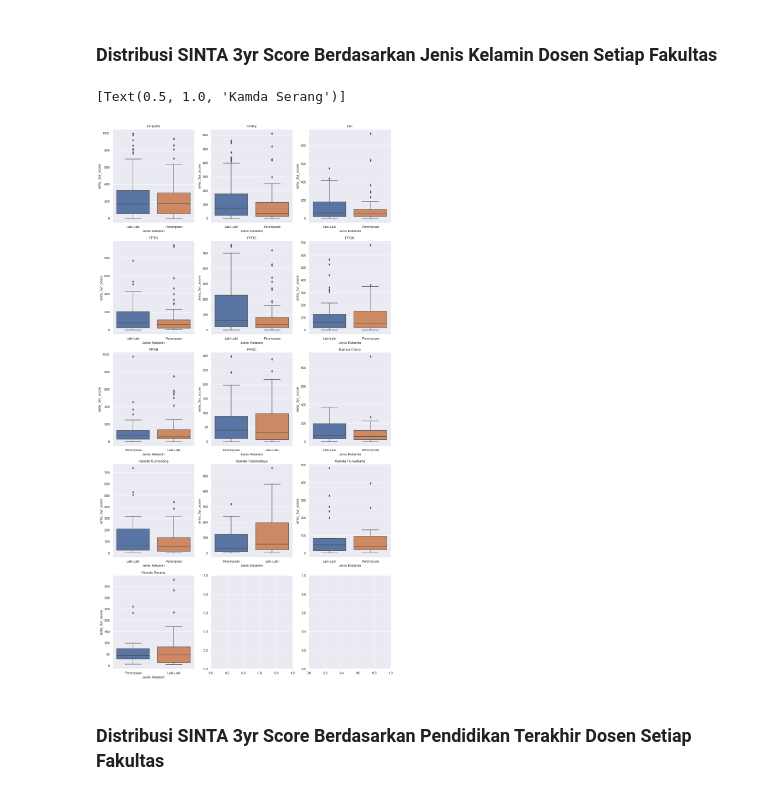
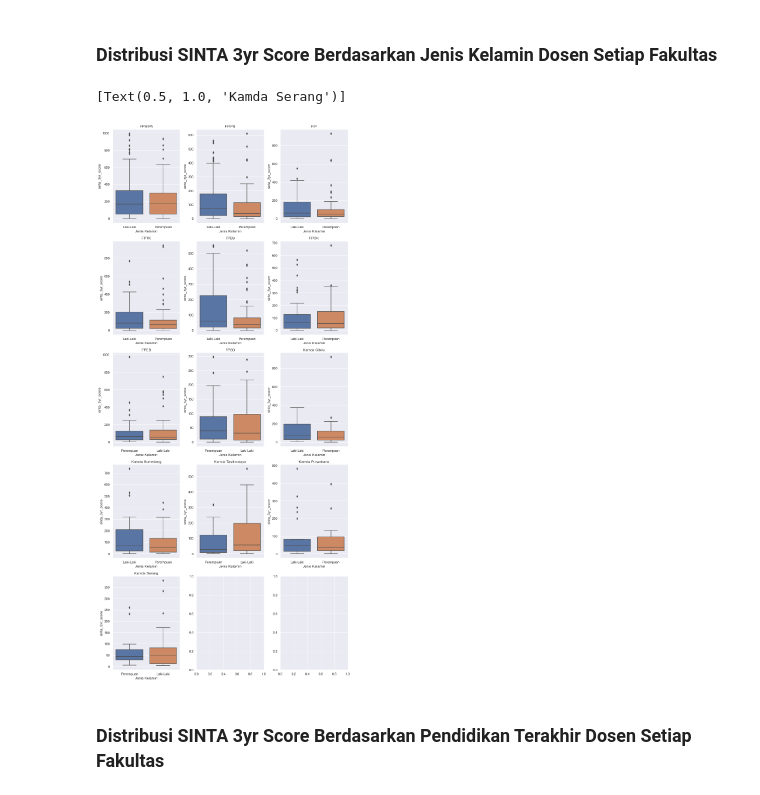
Before and after one commit to crypter7054/EDA-UPI-2022, a Jupyter notebook: EDA UPI Rev.1.ipynb, the cells around one changed output. Saved outputs shown, nothing was run; the diff lists cells and outputs as text; code cells hidden in the pictures.

```diff
--- a/EDA UPI Rev.1.ipynb
+++ b/EDA UPI Rev.1.ipynb
@@ -484,21 +484,7 @@ sns.boxplot(data=kamda_serang, x='Jenis Kelamin', y='sinta_score', ax=axes[4,0])
 # %% [markdown]
 ### Distribusi SINTA Score Berdasarkan Pendidikan Terakhir Dosen Setiap Fakultas
 # %%
-fpmipa = df.loc[df['Fakultas'] == "FPMIPA"]
-fpips = df.loc[df['Fakultas'] == "FPIPS"]
-fip = df.loc[df['Fakultas'] == "FIP"]
-fptk = df.loc[df['Fakultas'] == "FPTK"]
-fpbs = df.loc[df['Fakultas'] == "FPBS"]
-fpok = df.loc[df['Fakultas'] == "FPOK"]
-fpeb = df.loc[df['Fakultas'] == "FPEB"]
-fpsd = df.loc[df['Fakultas'] == "FPSD"]
-kamda_cibiru = df.loc[df['Fakultas'] == "Kampus UPI di Cibiru"]
-kamda_sumedang = df.loc[df['Fakultas'] == "Kampus UPI di Sumedang"]
-kamda_tasik = df.loc[df['Fakultas'] == "Kampus UPI di Tasikmalaya"]
-kamda_pwk = df.loc[df['Fakultas'] == "Kampus UPI di Purwakarta"]
-kamda_serang = df.loc[df['Fakultas'] == "Kampus UPI di Serang"]
-
-fig, axes = plt.subplots(5, 3, figsize=(14, 26))
+fig, axes = plt.subplots(5, 3, figsize=(12, 26))
 fig.tight_layout()
 fig.tight_layout(pad=3.0)
 
@@ -552,40 +537,26 @@ plt.show()
 # %% [markdown]
 ### Distribusi SINTA 3yr Score Berdasarkan Jenis Kelamin Dosen Setiap Fakultas
 # %%
-fpmipa = df.loc[df['Fakultas'] == "FPMIPA"]
-fpips = df.loc[df['Fakultas'] == "FPIPS"]
-fip = df.loc[df['Fakultas'] == "FIP"]
-fptk = df.loc[df['Fakultas'] == "FPTK"]
-fpbs = df.loc[df['Fakultas'] == "FPBS"]
-fpok = df.loc[df['Fakultas'] == "FPOK"]
-fpeb = df.loc[df['Fakultas'] == "FPEB"]
-fpsd = df.loc[df['Fakultas'] == "FPSD"]
-kamda_cibiru = df.loc[df['Fakultas'] == "Kampus UPI di Cibiru"]
-kamda_sumedang = df.loc[df['Fakultas'] == "Kampus UPI di Sumedang"]
-kamda_tasik = df.loc[df['Fakultas'] == "Kampus UPI di Tasikmalaya"]
-kamda_pwk = df.loc[df['Fakultas'] == "Kampus UPI di Purwakarta"]
-kamda_serang = df.loc[df['Fakultas'] == "Kampus UPI di Serang"]
-
-fig, axes = plt.subplots(5, 3, figsize=(14, 26))
+fig, axes = plt.subplots(5, 3, figsize=(12, 26))
 fig.tight_layout()
 fig.tight_layout(pad=3.0)
 
 sns.boxplot(data=fpmipa, x='Jenis Kelamin', y='sinta_3yr_score', ax=axes[0,0]).set(title='FPMIPA')
 sns.boxplot(data=fpips, x='Jenis Kelamin', y='sinta_3yr_score', ax=axes[0,1]).set(title='FPIPS')
 sns.boxplot(data=fip, x='Jenis Kelamin', y='sinta_3yr_score', ax=axes[0,2]).set(title='FIP')
 sns.boxplot(data=fptk, x='Jenis Kelamin', y='sinta_3yr_score', ax=axes[1,0]).set(title='FPTK')
 sns.boxplot(data=fpbs, x='Jenis Kelamin', y='sinta_3yr_score', ax=axes[1,1]).set(title='FPBS')
 sns.boxplot(data=fpok, x='Jenis Kelamin', y='sinta_3yr_score', ax=axes[1,2]).set(title='FPOK')
 sns.boxplot(data=fpeb, x='Jenis Kelamin', y='sinta_3yr_score', ax=axes[2,0]).set(title='FPEB')
 sns.boxplot(data=fpsd, x='Jenis Kelamin', y='sinta_3yr_score', ax=axes[2,1]).set(title='FPSD')
 sns.boxplot(data=kamda_cibiru, x='Jenis Kelamin', y='sinta_3yr_score', ax=axes[2,2]).set(title='Kamda Cibiru')
 sns.boxplot(data=kamda_sumedang, x='Jenis Kelamin', y='sinta_3yr_score', ax=axes[3,0]).set(title='Kamda Sumedang')
 sns.boxplot(data=kamda_tasik, x='Jenis Kelamin', y='sinta_3yr_score', ax=axes[3,1]).set(title='Kamda Tasikmalaya')
 sns.boxplot(data=kamda_pwk, x='Jenis Kelamin', y='sinta_3yr_score', ax=axes[3,2]).set(title='Kamda Purwakarta')
 sns.boxplot(data=kamda_serang, x='Jenis Kelamin', y='sinta_3yr_score', ax=axes[4,0]).set(title='Kamda Serang')
 # %% [output]
 [Text(0.5, 1.0, 'Kamda Serang')]
-[figure, old version]
+[figure, new version]
 # %% [markdown]
 ### Distribusi SINTA 3yr Score Berdasarkan Pendidikan Terakhir Dosen Setiap Fakultas
 # %%
```
Also changed, not shown: parts of 8 cells of this notebook.
